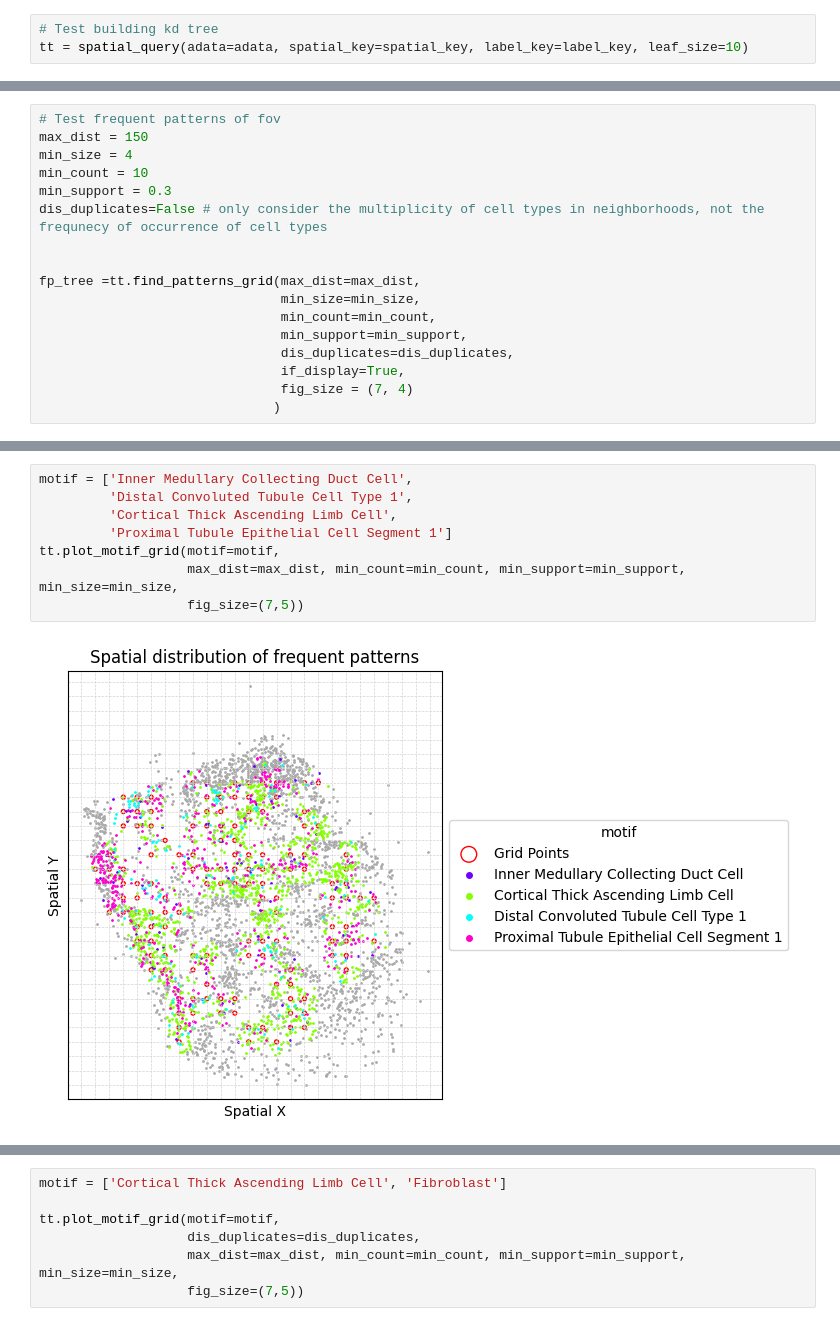
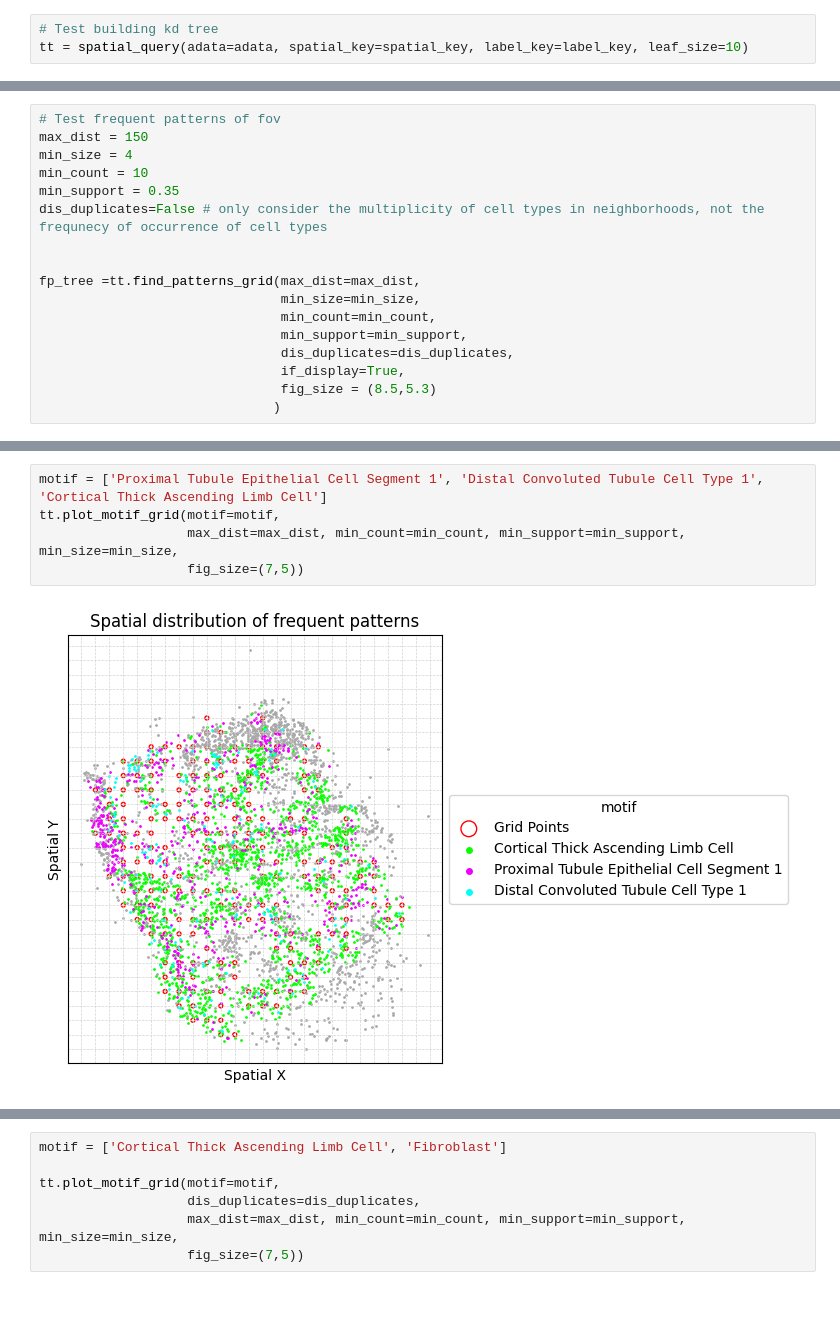
Before and after one commit to ShaokunAn/Spatial-Query, a Jupyter notebook: main.ipynb, the cells around one changed output, grey strips where cells are left out. Cells and saved outputs as stored; diff of their text form.

```diff
--- a/main.ipynb
+++ b/main.ipynb
@@ -76,7 +74,7 @@ fp_tree
 max_dist = 150
 min_size = 4
 min_count = 10
-min_support = 0.3
+min_support = 0.35
 dis_duplicates=False # only consider the multiplicity of cell types in neighborhoods, not the frequnecy of occurrence of cell types
 
 
@@ -86,6 +84,6 @@ fp_tree =tt.find_patterns_grid(max_dist=max_dist,
                                min_support=min_support,
                                dis_duplicates=dis_duplicates,
                                if_display=True,
-                               fig_size = (7, 4)
+                               fig_size = (8.5,5.3)
                               )
 # %% [output]
@@ -102,10 +100,7 @@ fp_tree
 # %%
-motif = ['Inner Medullary Collecting Duct Cell',
-         'Distal Convoluted Tubule Cell Type 1',
-         'Cortical Thick Ascending Limb Cell',
-         'Proximal Tubule Epithelial Cell Segment 1']
+motif = ['Proximal Tubule Epithelial Cell Segment 1', 'Distal Convoluted Tubule Cell Type 1', 'Cortical Thick Ascending Limb Cell']
 tt.plot_motif_grid(motif=motif,
                    max_dist=max_dist, min_count=min_count, min_support=min_support, min_size=min_size,
                    fig_size=(7,5))
 # %% [output]
-[figure, old version]
+[figure, new version]
```
Also changed, not shown: parts of 17 cells of this notebook.
